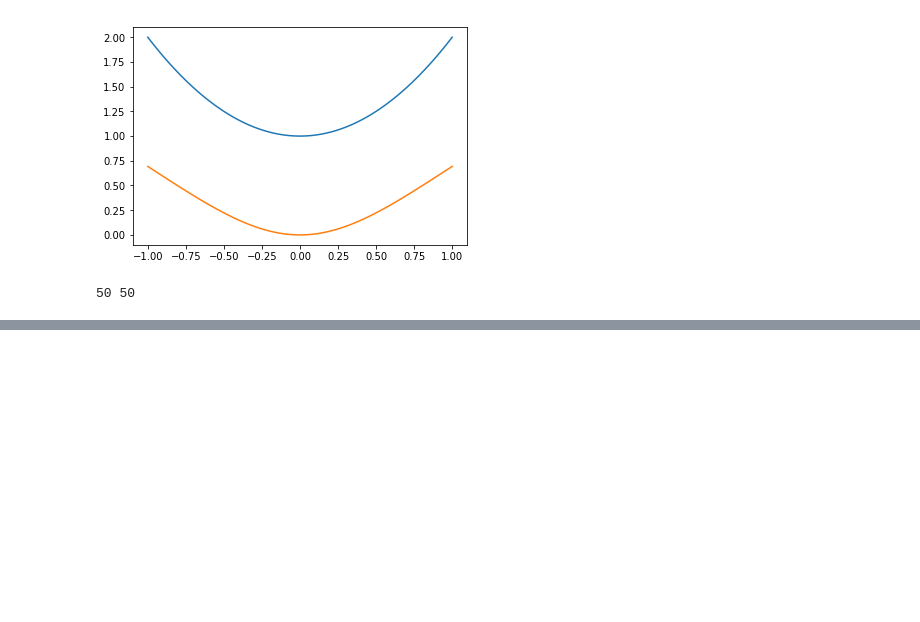
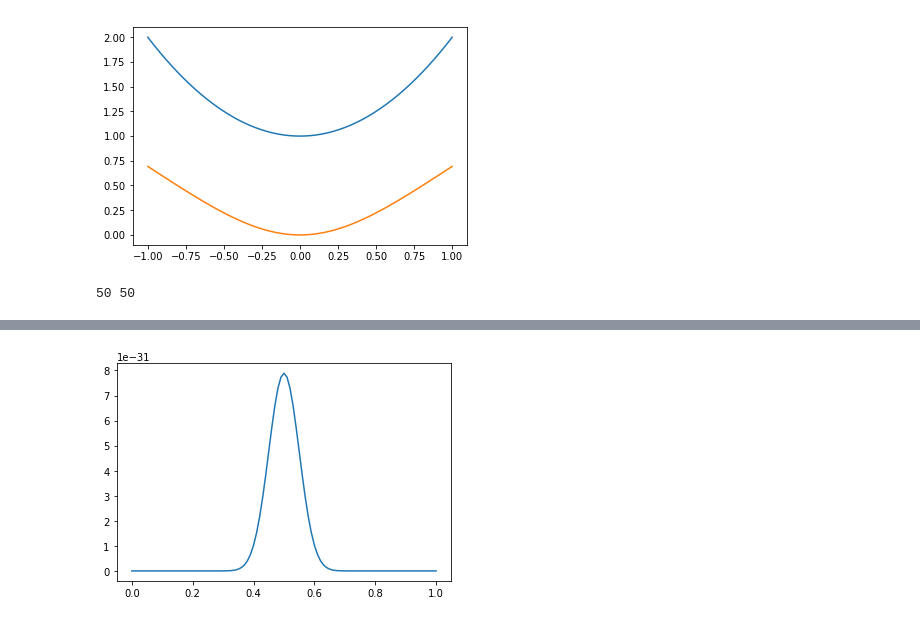
Before and after one commit to coltongerth/02-probability, a Jupyter notebook: 02_probability_and_distributions.ipynb, the cells around one changed output, grey strips where cells are left out. Drawn from its saved outputs; the diff is of its cells as text; code cells hidden in the pictures; blank space fills up the shorter version.

Commit message:
Added beginning of normal distribution

```diff
--- a/02_probability_and_distributions.ipynb
+++ b/02_probability_and_distributions.ipynb
@@ -375 +373,22 @@ print(np.argmin(y),np.argmin(logy))
+# %%
+import numpy as np
+import scipy.stats as ss
+import matplotlib.pyplot as plt
+# random coin flips
+y = np.random.randint(0,2,100)
+
+# Array of thetas
+theta = np.linspace(0,1,101)
+# Array to hold the posterior values of theta
+post = np.zeros_like(theta)
+
+# for each value of theta, compute the posterior distribution
+for ii,t in enumerate(theta):
+    post[ii] = np.prod(t**y*(1-t)**(1-y))
+
+# Plot the resulting function of theta
+plt.plot(theta,post)
+plt.show()
+# %% [output]
+[figure, added]
 # %% [markdown]
```
Also changed, not shown: parts of 4 cells of this notebook.
